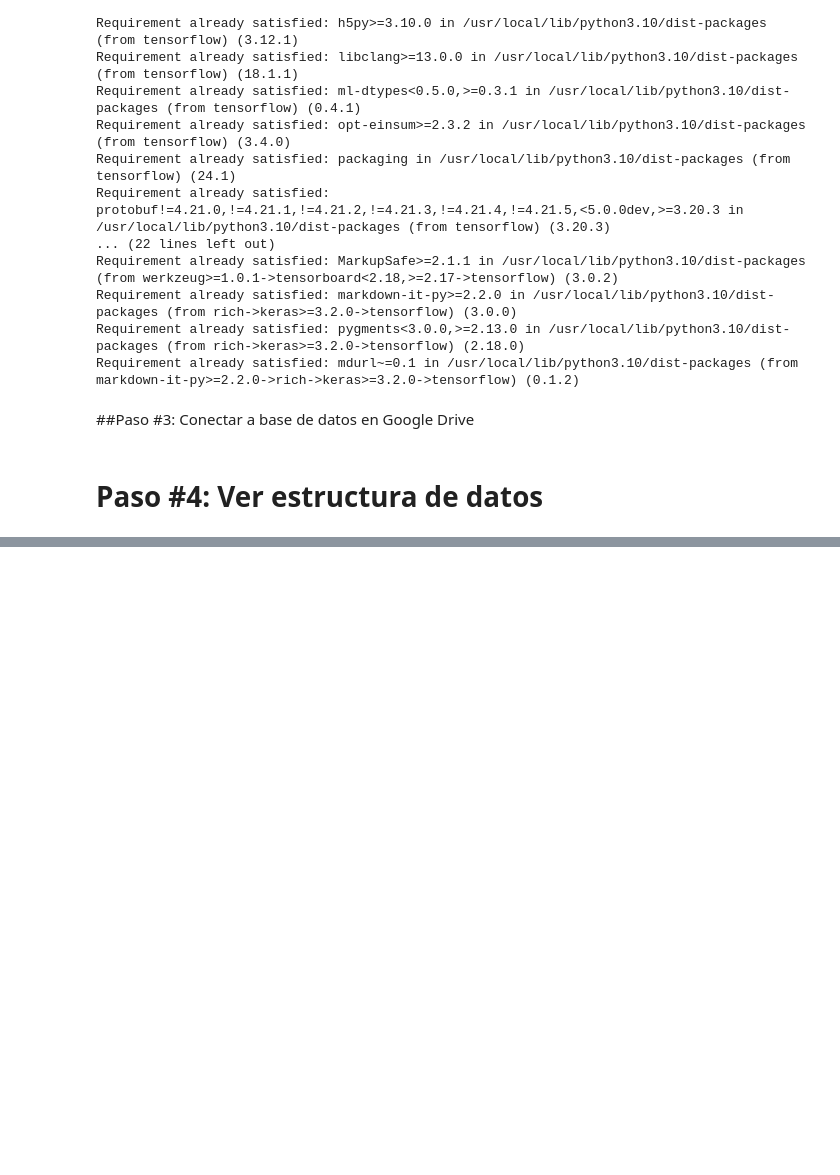
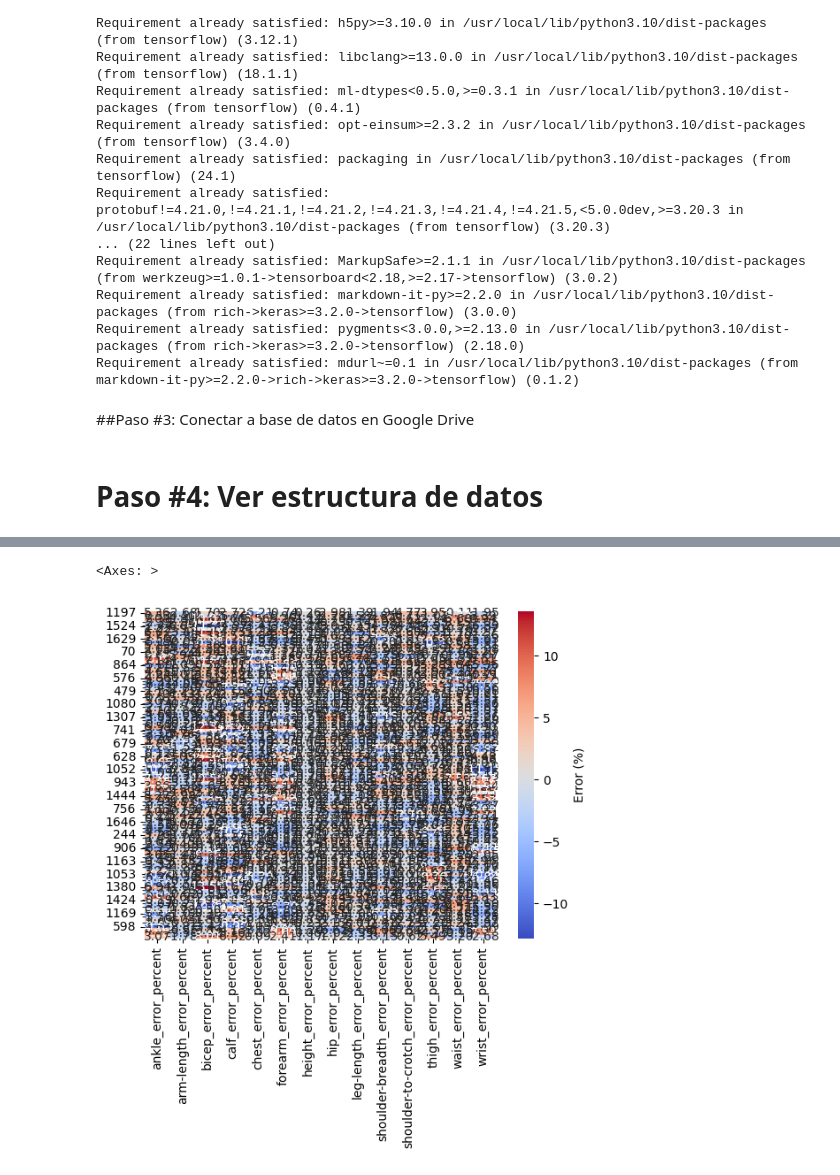
Before and after one commit to berniehans/MIA203Grupo2, a Jupyter notebook: Proyecto_Final_Grupo_2_REDES_NEURONALES_Final.ipynb, the cells around one changed output, grey strips where cells are left out. Drawn from its saved outputs; the diff is of its cells as text; code cells hidden in the pictures; blank space fills up the shorter version.

```diff
--- a/Proyecto_Final_Grupo_2_REDES_NEURONALES_Final.ipynb
+++ b/Proyecto_Final_Grupo_2_REDES_NEURONALES_Final.ipynb
@@ -402,0 +485,6 @@ ValueError: The `{arg_name}` of this `Lambda` layer is a Python lambda. Deserial
+# %%
+sample_comparison_df = comparison_df.sample(100, random_state=42)  # Tomar una muestra de 100 sujetos
+sns.heatmap(sample_comparison_df[error_columns], annot=True, cmap='coolwarm', fmt=".2f", cbar_kws={'label': 'Error (%)'})
+# %% [output]
+<Axes: >
+[figure, added]
```
Also changed, not shown: parts of 15 cells of this notebook.
